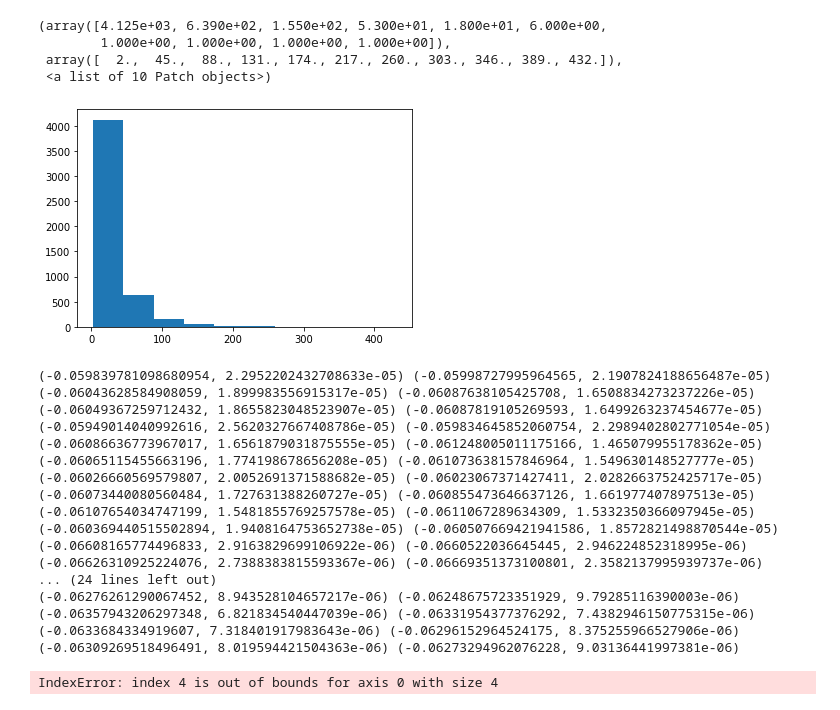
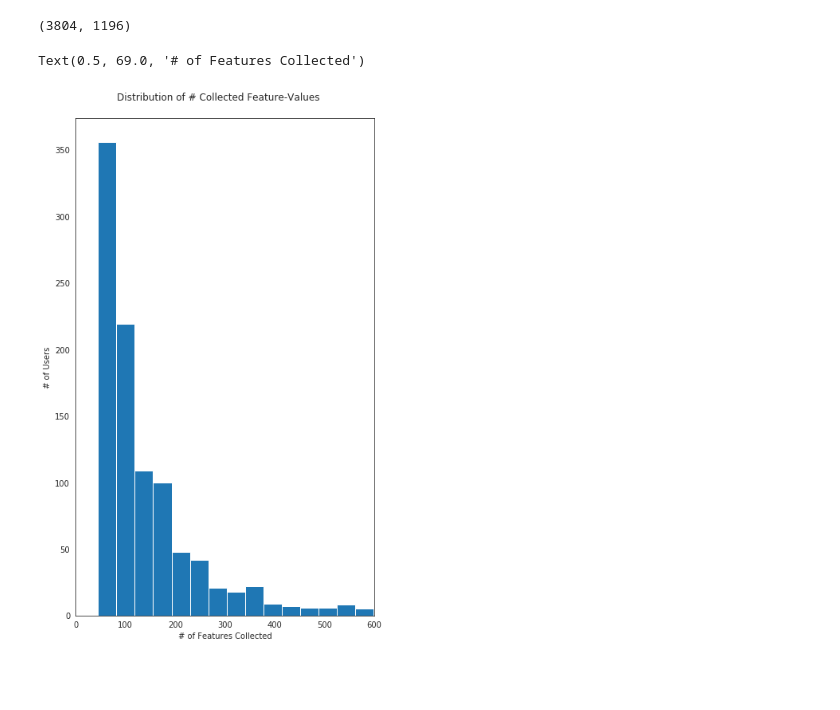
Before and after one commit to divyashan/learning_to_limit, a Jupyter notebook: notebooks/User Uniqueness (Real Datasets).ipynb, the cells around one changed output. Drawn from its saved outputs; the diff is of its cells as text; code cells hidden in the pictures; blank space fills up the shorter version.

```diff
--- a/notebooks/User Uniqueness (Real Datasets).ipynb
+++ b/notebooks/User Uniqueness (Real Datasets).ipynb
@@ -5,13 +5,14 @@ import pandas as pd
 import seaborn as sns
 import matplotlib.pyplot as plt
 
-expmt = "10000_0.1_1_0.5_0.5_uniform_uniform_0.0_30_False_1000_5"
-dataset_name = 'ml-20m-uniform'
+#expmt = "200000_0.1_1_0.5_0.5_uniform_uniform_0.0_30_False_20000_5"
+dataset_name = 'ml-20m-tiny'
+expmt = "5_False_0.1_0.4_uniform_21000_5250_0_30_1_213973_0.5_0.5_0_0.85"
 
 results_pth = '../results/' + dataset_name + '/Weighted/' + expmt + '/results_df'
 init_idxs_pth = '../results/' + dataset_name + '/Weighted/' + expmt + '/init_mats.pkl'
 obse_idxs_pth = '../results/' + dataset_name + '/Weighted/' + expmt + '/observed_mats.pkl'
-user_mses_pth = '../results/' + dataset_name + '/Weighted/' + expmt + '/user_mses.pkl'
+macro_mses_pth = '../results/forecasting/' + dataset_name + '/Weighted/' + expmt + '/macro_mses.npy'
 # %%
 obse_idxs = pickle.load(open(obse_idxs_pth, 'rb'))
 init_idxs = pickle.load(open(init_idxs_pth, 'rb'))
@@ -47,12 +66,21 @@ for i in range(100):
+# %%
+len(improved_idxs), len(worst_idxs)
+# %% [output]
+(3804, 1196)
 # %%
 import sys
 sys.path.append("../")
+sns.set_style("white")
 from utils.dataset_helpers import set_to_array
-user_costs = get_user_cost(5000, set_to_array(np.expand_dims(obse_idxs[0][5],0)[0]))
-plt.hist(user_costs)
+user_costs = get_user_cost(1000, set_to_array(np.expand_dims(obse_idxs[0][5],0)[0]))
+plt.figure(figsize=(6, 10
+                   ))
+plt.hist(user_costs, bins=40)
+plt.xlim(0, 600)
+plt.suptitle("Distribution of # Collected Feature-Values")
+plt.tight_layout(rect=[0, 0.03, 1, 0.95])
+plt.ylabel("# of Users")
+plt.xlabel("# of Features Collected")
 # %% [output]
-(array([4.125e+03, 6.390e+02, 1.550e+02, 5.300e+01, 1.800e+01, 6.000e+00,
-        1.000e+00, 1.000e+00, 1.000e+00, 1.000e+00]),
- array([  2.,  45.,  88., 131., 174., 217., 260., 303., 346., 389., 432.]),
- <a list of 10 Patch objects>)
+Text(0.5, 69.0, '# of Features Collected')
-[figure, old version]
+[figure, new version]
@@ -63,30 +93,12 @@ interval_no = 4
 n_runs = 5
 n_intervals = 10
 for run_no in range(n_runs):
-    for interval_no in range(n_intervals):
+    for interval_no in [5]:
         run_observed_idxs = set_to_array(np.expand_dims(obse_idxs[run_no][interval_no],0))[0]
         run_init_idxs = set_to_array(np.expand_dims(init_idxs[run_no],0)[0])
         run_user_costs = get_user_cost(5000, run_observed_idxs)
         run_user_init_costs = get_user_cost(5000, run_init_idxs)
+        run_user_collected_costs = run_user_costs - run_user_init_costs
         run_user_mses = user_mses[run_no][interval_no]
         print(pearsonr(run_user_init_costs, run_user_mses), pearsonr(run_user_costs, run_user_mses))
-# %% [output]
-(-0.059839781098680954, 2.2952202432708633e-05) (-0.05998727995964565, 2.1907824188656487e-05)
-(-0.06043628584908059, 1.899983556915317e-05) (-0.06087638105425708, 1.6508834273237226e-05)
-(-0.06049367259712432, 1.8655823048523907e-05) (-0.06087819105269593, 1.6499263237454677e-05)
-(-0.05949014040992616, 2.5620327667408786e-05) (-0.059834645852060754, 2.2989402802771054e-05)
-(-0.06086636773967017, 1.6561879031875555e-05) (-0.061248005011175166, 1.465079955178362e-05)
-(-0.06065115455663196, 1.774198678656208e-05) (-0.061073638157846964, 1.549630148527777e-05)
-(-0.06026660569579807, 2.0052691371588682e-05) (-0.06023067371427411, 2.0282663752425717e-05)
-(-0.06073440080560484, 1.727631388260727e-05) (-0.060855473646637126, 1.661977407897513e-05)
-(-0.06107654034747199, 1.5481855769257578e-05) (-0.0611067289634309, 1.5332350366097945e-05)
-(-0.060369440515502894, 1.9408164753652738e-05) (-0.060507669421941586, 1.8572821498870544e-05)
-(-0.06608165774496833, 2.9163829699106922e-06) (-0.0660522036645445, 2.946224852318995e-06)
-(-0.06626310925224076, 2.7388383815593367e-06) (-0.06669351373100801, 2.3582137995939737e-06)
-... (24 lines left out)
-(-0.06276261290067452, 8.943528104657217e-06) (-0.06248675723351929, 9.79285116390003e-06)
-(-0.06357943206297348, 6.821834540447039e-06) (-0.06331954377376292, 7.4382946150775315e-06)
-(-0.0633684334919607, 7.318401917983643e-06) (-0.06296152964524175, 8.375255966527906e-06)
-(-0.06309269518496491, 8.019594421504363e-06) (-0.06273294962076228, 9.03136441997381e-06)
-IndexError: index 4 is out of bounds for axis 0 with size 4
 # %%
```
Also changed, not shown: parts of 8 cells of this notebook, 14 other files.
